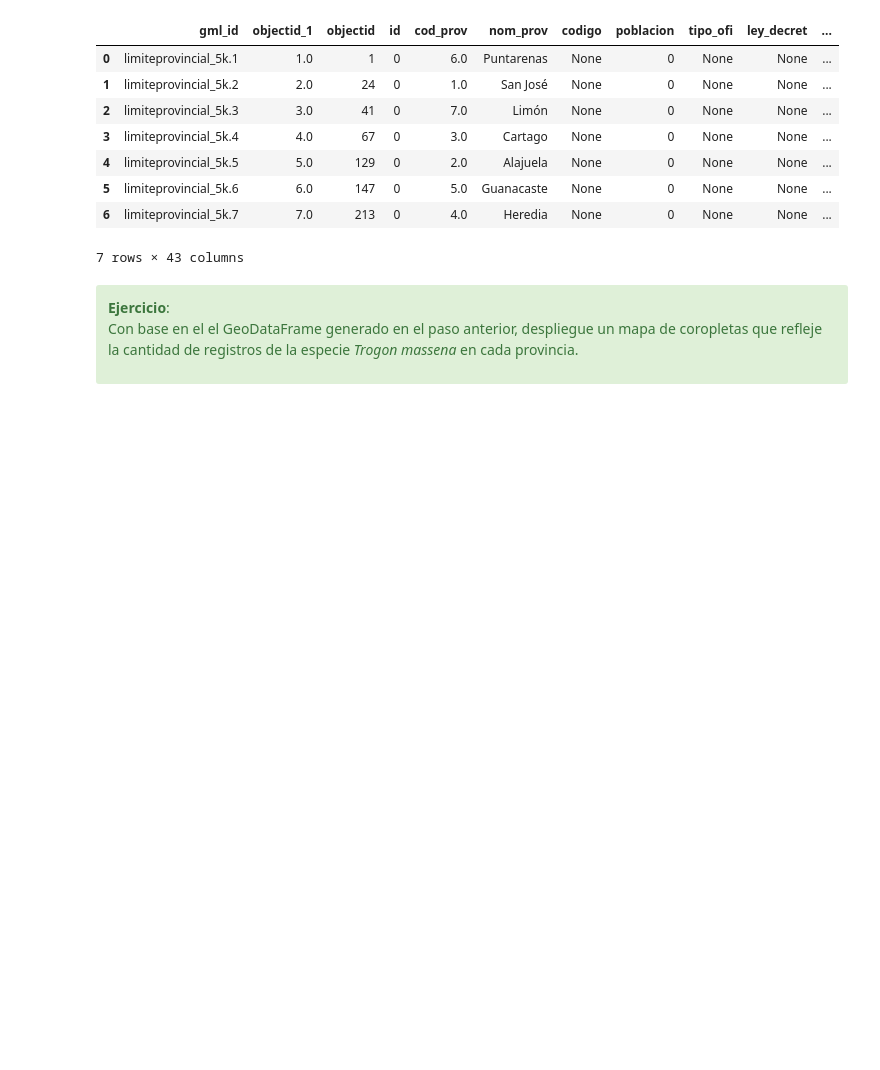
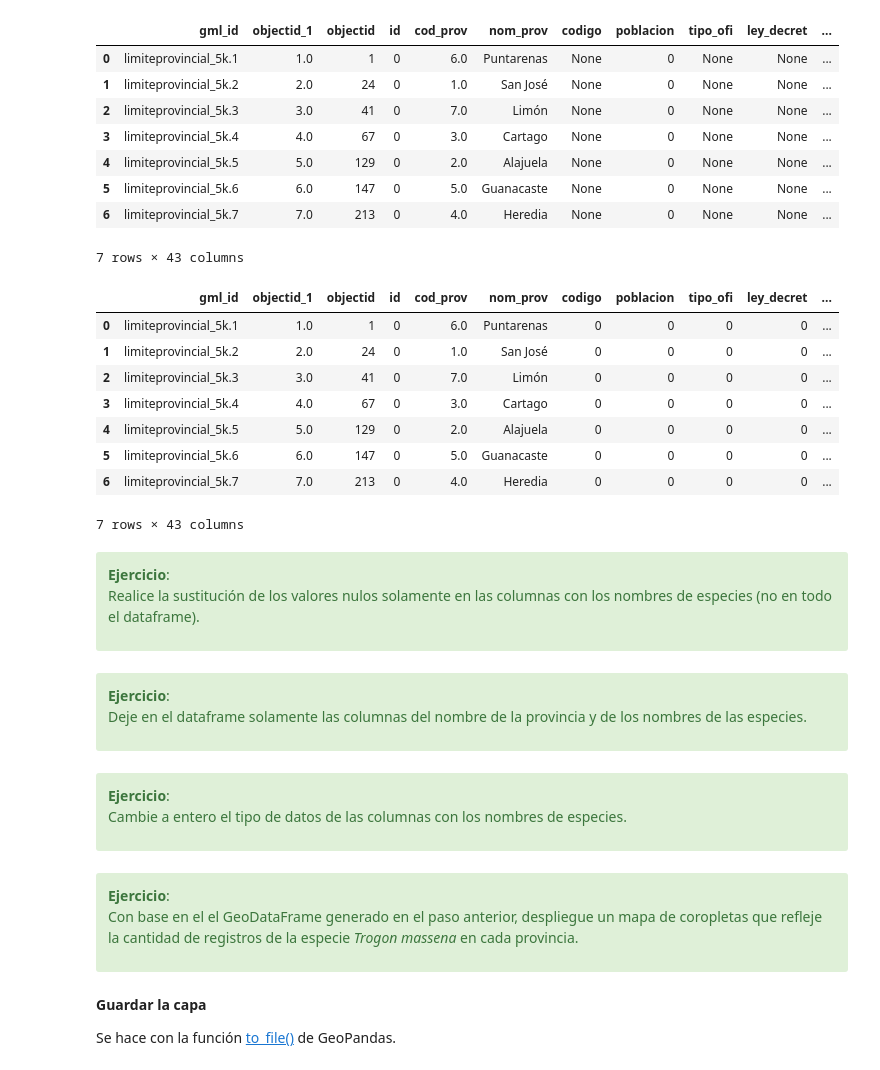
Before and after one commit to mfvargas/curso-python-geoespacial, a Jupyter notebook: nb/GeoPandas.ipynb, the cells around one changed output. Cells and saved outputs as stored; diff of their text form; code cells hidden in the pictures; blank space fills up the shorter version.

Commit message:
GeoPandas notebook

```diff
--- a/nb/GeoPandas.ipynb
+++ b/nb/GeoPandas.ipynb
@@ -327,6 +336,41 @@ dfprovspecies
 | 5 | limiteprovincial_5k.6 | 6.0 | 147 | 0 | 5.0 | Guanacaste | None | 0 | None | None | ... |
 | 6 | limiteprovincial_5k.7 | 7.0 | 213 | 0 | 4.0 | Heredia | None | 0 | None | None | ... |
 7 rows × 43 columns
+# %%
+# Para sustituir los valores nulos (NaN) por cero
+dfprovspecies = dfprovspecies.fillna(0)
+dfprovspecies
+# %% [output]
+|  | gml_id | objectid_1 | objectid | id | cod_prov | nom_prov | codigo | poblacion | tipo_ofi | ley_decret | ... |
+| 0 | limiteprovincial_5k.1 | 1.0 | 1 | 0 | 6.0 | Puntarenas | 0 | 0 | 0 | 0 | ... |
+| 1 | limiteprovincial_5k.2 | 2.0 | 24 | 0 | 1.0 | San José | 0 | 0 | 0 | 0 | ... |
+| 2 | limiteprovincial_5k.3 | 3.0 | 41 | 0 | 7.0 | Limón | 0 | 0 | 0 | 0 | ... |
+| 3 | limiteprovincial_5k.4 | 4.0 | 67 | 0 | 3.0 | Cartago | 0 | 0 | 0 | 0 | ... |
+| 4 | limiteprovincial_5k.5 | 5.0 | 129 | 0 | 2.0 | Alajuela | 0 | 0 | 0 | 0 | ... |
+| 5 | limiteprovincial_5k.6 | 6.0 | 147 | 0 | 5.0 | Guanacaste | 0 | 0 | 0 | 0 | ... |
+| 6 | limiteprovincial_5k.7 | 7.0 | 213 | 0 | 4.0 | Heredia | 0 | 0 | 0 | 0 | ... |
+7 rows × 43 columns
+# %% [markdown]
+<div class="alert alert-success">
+ <strong>Ejercicio</strong>:
+
+Realice la sustitución de los valores nulos solamente en las columnas con los nombres de especies (no en todo el dataframe).
+
+</div>
+# %% [markdown]
+<div class="alert alert-success">
+ <strong>Ejercicio</strong>:
+
+Deje en el dataframe solamente las columnas del nombre de la provincia y de los nombres de las especies.
+
+</div>
+# %% [markdown]
+<div class="alert alert-success">
+ <strong>Ejercicio</strong>:
+
+Cambie a entero el tipo de datos de las columnas con los nombres de especies.
+
+</div>
 # %% [markdown]
 <div class="alert alert-success">
  <strong>Ejercicio</strong>:
@@ -334,3 +378,7 @@ dfprovspecies
 Con base en el el GeoDataFrame generado en el paso anterior, despliegue un mapa de coropletas que refleje la cantidad de registros de la especie *Trogon massena* en cada provincia.
 
 </div>
+# %% [markdown]
+**Guardar la capa**
+
+Se hace con la función [to_file()](http://geopandas.org/reference.html#geopandas.GeoDataFrame.to_file) de GeoPandas.
```
Also changed, not shown: parts of 2 cells of this notebook.
